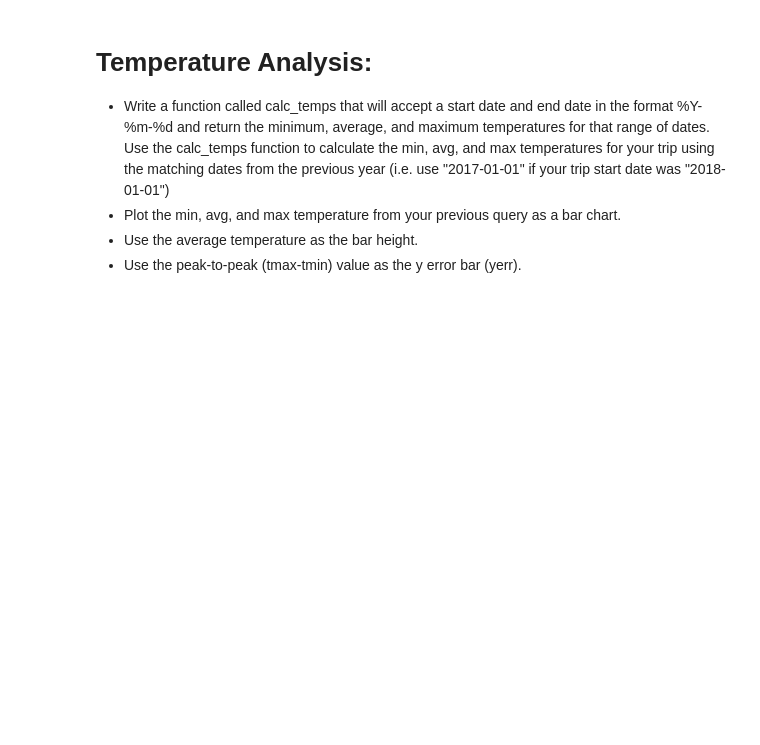
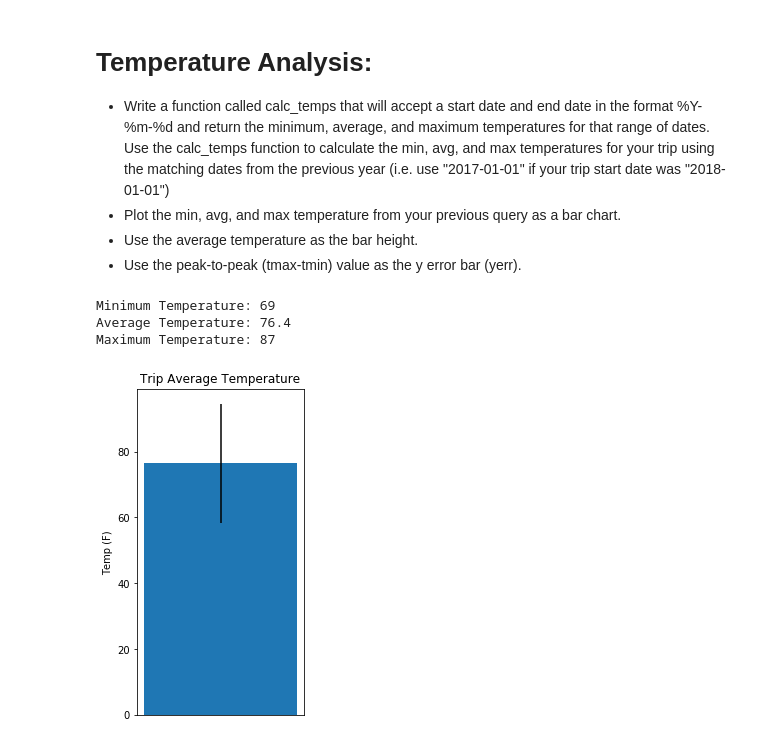
Before and after one commit to asureshb/ucb-data, a Jupyter notebook: Climate_Analysis_SQLAlchemy_Flask/climate_analysis.ipynb, the cells around one changed output. Drawn from its saved outputs; the diff is of its cells as text; code cells hidden in the pictures; blank space fills up the shorter version.

```diff
--- a/Climate_Analysis_SQLAlchemy_Flask/climate_analysis.ipynb
+++ b/Climate_Analysis_SQLAlchemy_Flask/climate_analysis.ipynb
@@ -147,3 +147,39 @@ Use the calc_temps function to calculate the min, avg, and max temperatures for
 - Plot the min, avg, and max temperature from your previous query as a bar chart.
 - Use the average temperature as the bar height.
 - Use the peak-to-peak (tmax-tmin) value as the y error bar (yerr).
+# %%
+def calc_temps (start_date, end_date):
+
+    sel = [func.min(Measurements.tobs),
+           func.avg(Measurements.tobs),
+           func.max(Measurements.tobs),
+          ]
+
+    temperature_values = session.query(*sel).filter((Measurements.date >= start_date) & (Measurements.date <= end_date)).all()
+    return temperature_values
+# %%
+start_date = '2017-05-22'
+end_date = '2017-06-05'
+temperature_values = calc_temps(start_date, end_date)
+
+min_temp = temperature_values[0][0]
+avg_temp = round(temperature_values[0][1],1)
+max_temp = temperature_values[0][2]
+
+print(f"Minimum Temperature: {min_temp}" )
+print(f"Average Temperature: {avg_temp}" )
+print(f"Maximum Temperature: {max_temp}" )
+# %% [output]
+Minimum Temperature: 69
+Average Temperature: 76.4
+Maximum Temperature: 87
+# %%
+plt.figure(figsize=(3,6))
+ax = plt.subplot()
+ax.bar(range(1), avg_temp,width=0.25, yerr = [max_temp - min_temp])
+ax.set_xticks([])
+plt.title("Trip Average Temperature")
+plt.ylabel("Temp (F)")
+plt.show()
+# %% [output]
+[figure, added]
```
